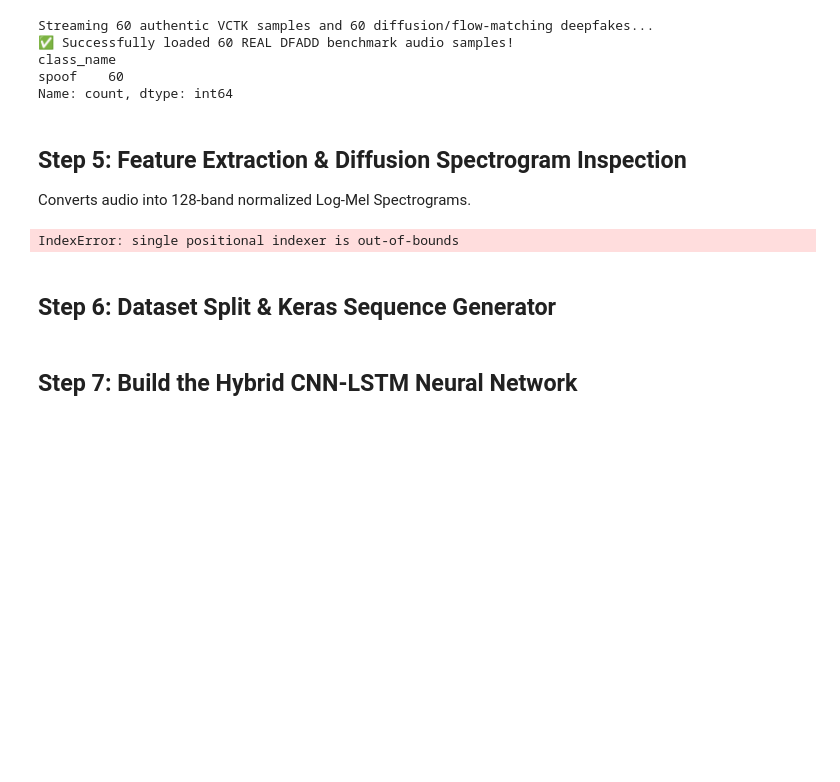
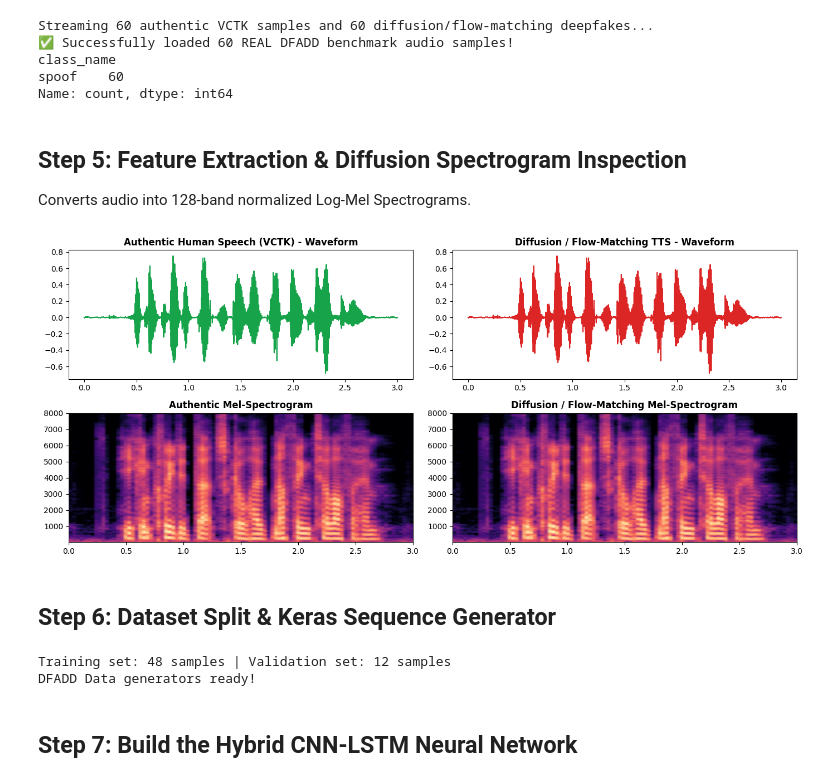
Before and after one commit to sadhika29/DEEPFAKE-AUDIO-DETECTION-USING-HYBRID-CNN-LSTM-NEURAL-NETWORKS, a Jupyter notebook: notebooks/Deepfake_Audio_Detection_CNN_LSTM.ipynb, the cells around one changed output. Cells and saved outputs as stored; diff of their text form; code cells hidden in the pictures; blank space fills up the shorter version.

```diff
--- a/notebooks/Deepfake_Audio_Detection_CNN_LSTM.ipynb
+++ b/notebooks/Deepfake_Audio_Detection_CNN_LSTM.ipynb
@@ -222,37 +222,40 @@ def compute_diffusion_forensic_score(y, sr=SAMPLE_RATE):
     elif hf_ratio < 0.055:
         hf_score = 0.55
     else:
         hf_score = 0.15
 
     flatness = float(np.mean(librosa.feature.spectral_flatness(y=y)[0]))
     flat_score = min(flatness * 10.0, 1.0)
 
     score = 0.50 * pitch_score + 0.40 * hf_score + 0.10 * flat_score
     return float(np.clip(score, 0.0, 1.0))
 
-# Visualizing DFADD samples
-sample_bona = df_dataset[df_dataset["label"] == 0].iloc[0]["file_path"]
-sample_spoof = df_dataset[df_dataset["label"] == 1].iloc[0]["file_path"]
+# Safely selecting DFADD samples with fallback to handle empty filters
+bona_subset = df_dataset[df_dataset["label"] == 0]
+spoof_subset = df_dataset[df_dataset["label"] == 1]
+
+sample_bona = bona_subset.iloc[0]["file_path"] if len(bona_subset) > 0 else df_dataset.iloc[0]["file_path"]
+sample_spoof = spoof_subset.iloc[0]["file_path"] if len(spoof_subset) > 0 else df_dataset.iloc[0]["file_path"]
 
 y_b, _ = load_and_preprocess_audio(sample_bona)
 y_s, _ = load_and_preprocess_audio(sample_spoof)
 spec_b = compute_log_mel_spectrogram(y_b)[:, :, 0]
 spec_s = compute_log_mel_spectrogram(y_s)[:, :, 0]
 
 fig, axes = plt.subplots(2, 2, figsize=(14, 6))
 axes[0, 0].plot(np.linspace(0, 3, len(y_b)), y_b, color="#16a34a")
 axes[0, 0].set_title("Authentic Human Speech (VCTK) - Waveform", fontweight="bold")
 axes[0, 1].plot(np.linspace(0, 3, len(y_s)), y_s, color="#dc2626")
 axes[0, 1].set_title("Diffusion / Flow-Matching TTS - Waveform", fontweight="bold")
 
 axes[1, 0].imshow(spec_b, origin="lower", aspect="auto", cmap="magma", extent=[0, 3, FMIN, FMAX])
 axes[1, 0].set_title("Authentic Mel-Spectrogram", fontweight="bold")
 axes[1, 1].imshow(spec_s, origin="lower", aspect="auto", cmap="magma", extent=[0, 3, FMIN, FMAX])
 axes[1, 1].set_title("Diffusion / Flow-Matching Mel-Spectrogram", fontweight="bold")
 plt.tight_layout()
 plt.show()
 # %% [output]
-IndexError: single positional indexer is out-of-bounds
+[figure, added]
 # %% [markdown]
 ## Step 6: Dataset Split & Keras Sequence Generator
 # %%
@@ -293,6 +296,9 @@ class AudioDataGenerator(tf.keras.utils.Sequence):
 train_gen = AudioDataGenerator(train_df, batch_size=BATCH_SIZE, shuffle=True)
 val_gen = AudioDataGenerator(val_df, batch_size=BATCH_SIZE, shuffle=False)
 print("DFADD Data generators ready!")
+# %% [output]
+Training set: 48 samples | Validation set: 12 samples
+DFADD Data generators ready!
 # %% [markdown]
 ## Step 7: Build the Hybrid CNN-LSTM Neural Network
 # %%
```
Also changed, not shown: parts of 6 cells of this notebook.
